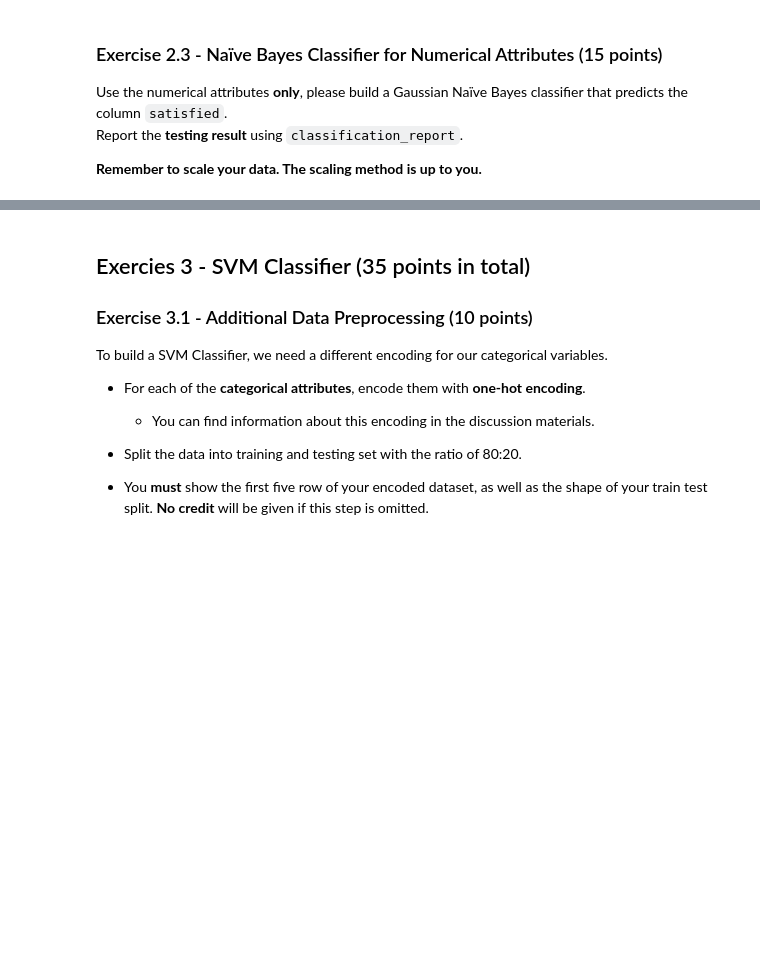
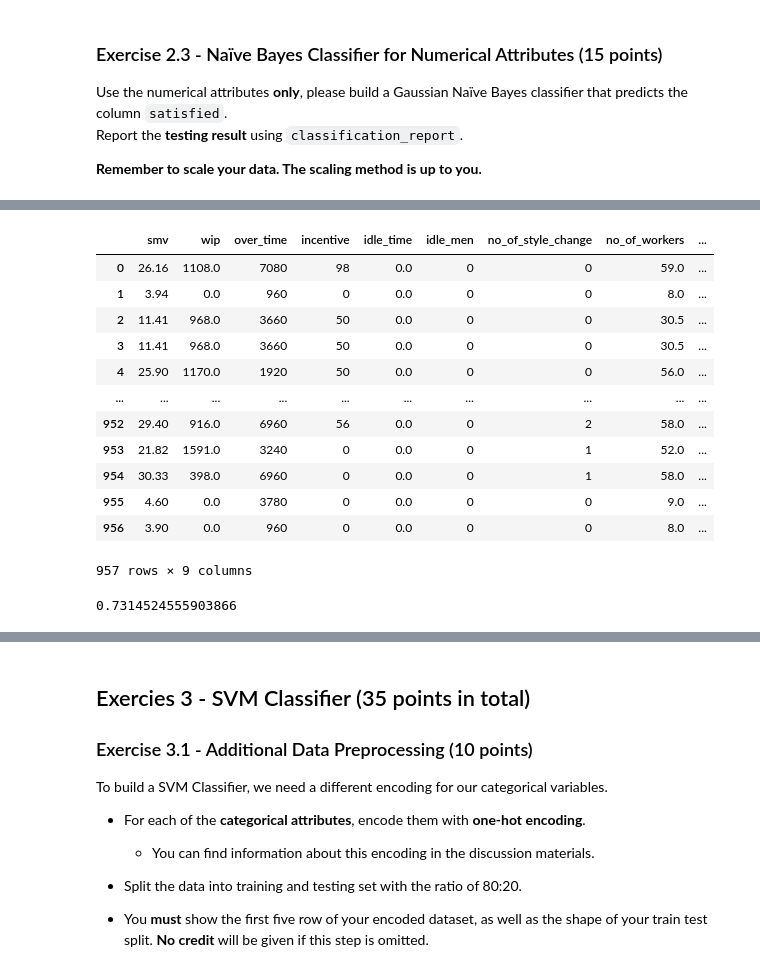
Before and after one commit to SriSupratikTalari/hw2, a Jupyter notebook: HW2_NB_&_SVMs.ipynb, the cells around one changed output, grey strips where cells are left out. Cells and saved outputs as stored; diff of their text form; code cells hidden in the pictures; blank space fills up the shorter version.

```diff
--- a/HW2_NB_&_SVMs.ipynb
+++ b/HW2_NB_&_SVMs.ipynb
@@ -541,2 +601,20 @@ Report the **testing result** using `classification_report`.
 # %%
 # Remember to do this task with your processed data from Exercise 2.1
+X= train_df[list(train_df.columns)[4:]]
+X=X.drop('actual_productivity',axis=1)
+X= X.drop('targeted_productivity',axis=1)
+X
+# %% [output]
+|  | smv | wip | over_time | incentive | idle_time | idle_men | no_of_style_change | no_of_workers | ... |
+| 0 | 26.16 | 1108.0 | 7080 | 98 | 0.0 | 0 | 0 | 59.0 | ... |
+| 1 | 3.94 | 0.0 | 960 | 0 | 0.0 | 0 | 0 | 8.0 | ... |
+| 2 | 11.41 | 968.0 | 3660 | 50 | 0.0 | 0 | 0 | 30.5 | ... |
+| 3 | 11.41 | 968.0 | 3660 | 50 | 0.0 | 0 | 0 | 30.5 | ... |
+| 4 | 25.90 | 1170.0 | 1920 | 50 | 0.0 | 0 | 0 | 56.0 | ... |
+| ... | ... | ... | ... | ... | ... | ... | ... | ... | ... |
+| 952 | 29.40 | 916.0 | 6960 | 56 | 0.0 | 0 | 2 | 58.0 | ... |
+| 953 | 21.82 | 1591.0 | 3240 | 0 | 0.0 | 0 | 1 | 52.0 | ... |
+| 954 | 30.33 | 398.0 | 6960 | 0 | 0.0 | 0 | 1 | 58.0 | ... |
+| 955 | 4.60 | 0.0 | 3780 | 0 | 0.0 | 0 | 0 | 9.0 | ... |
+| 956 | 3.90 | 0.0 | 960 | 0 | 0.0 | 0 | 0 | 8.0 | ... |
+957 rows × 9 columns
@@ -542,0 +642,4 @@ Report the **testing result** using `classification_report`.
+# %%
+P_s1
+# %% [output]
+0.7314524555903866
```
Also changed, not shown: parts of 24 cells of this notebook.
